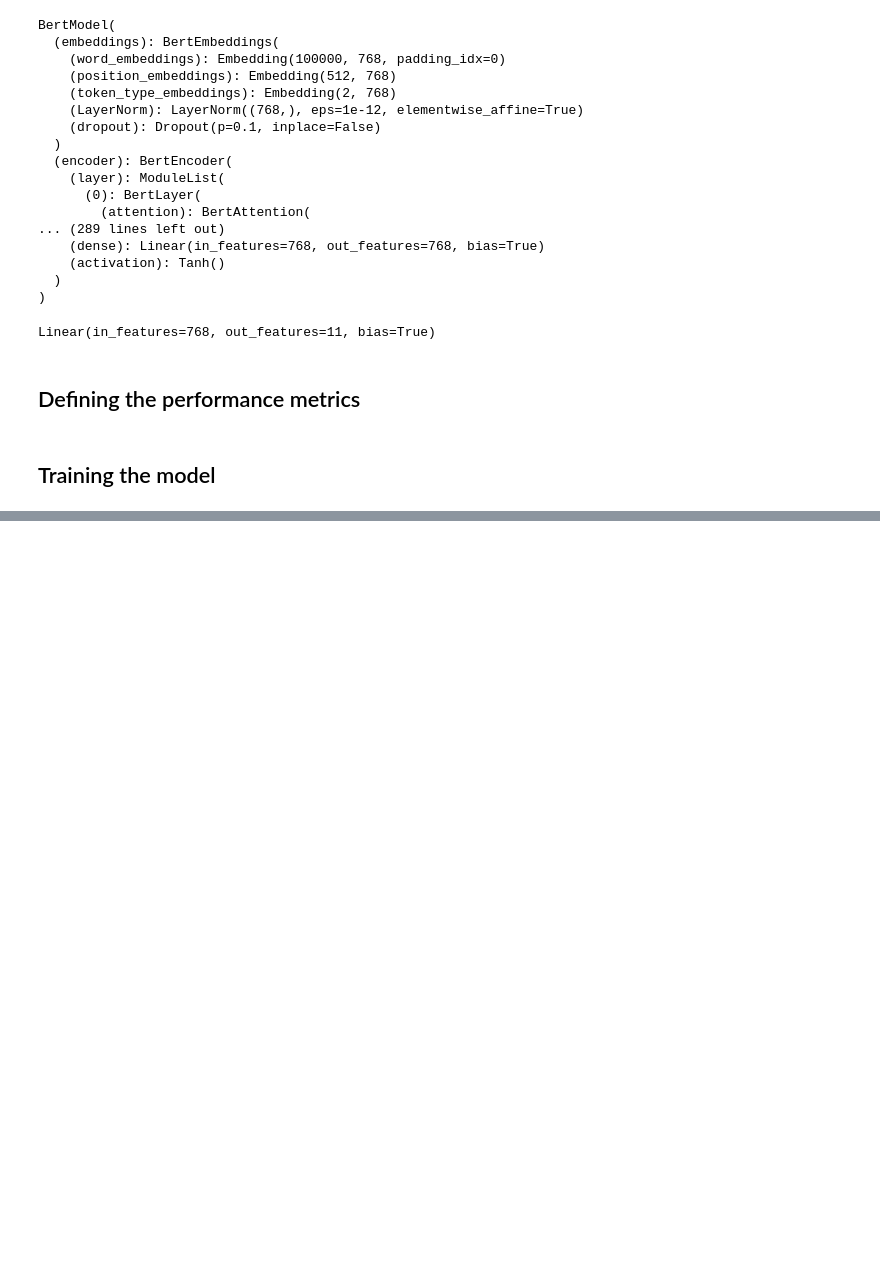
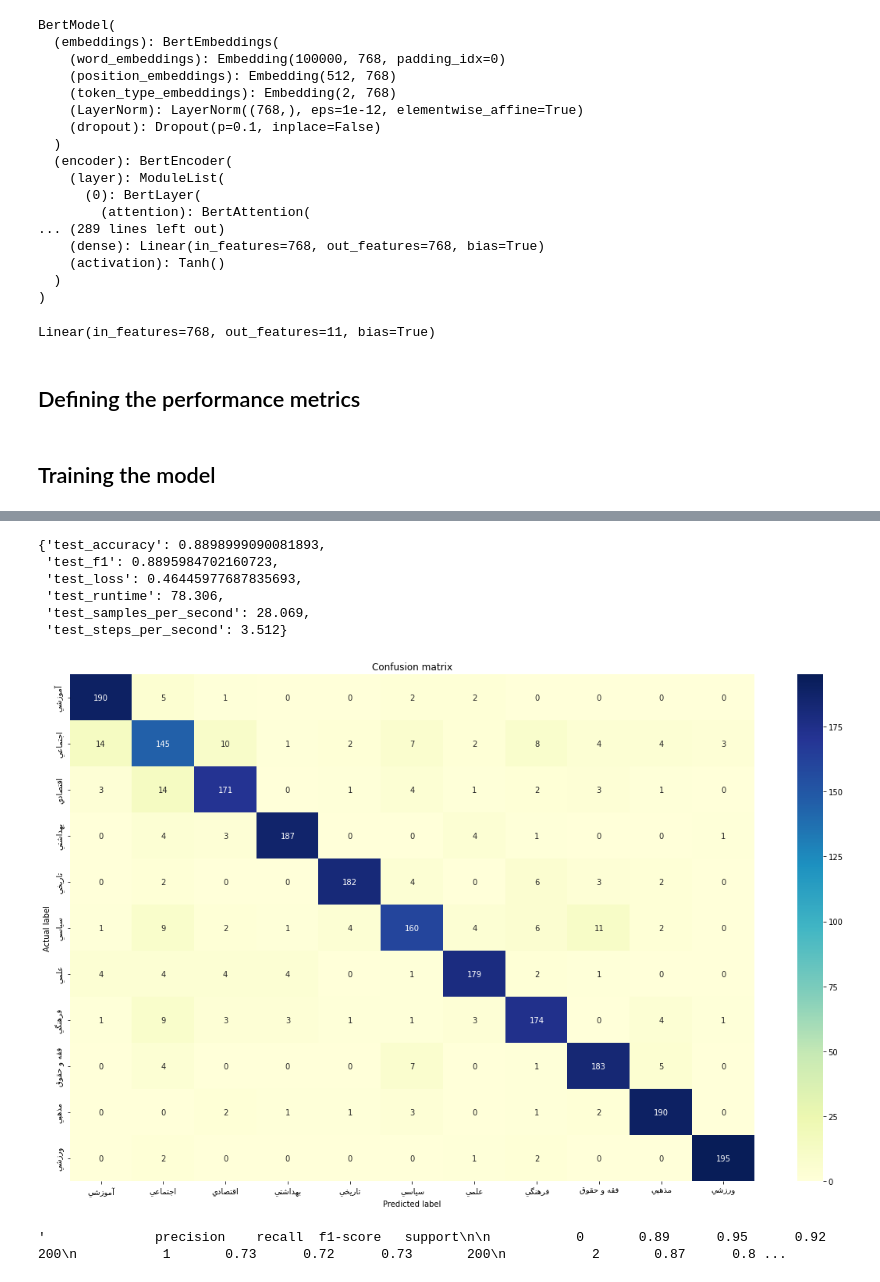
Before and after one commit to ZahraDehghani99/Natural-Language-Processing, a Jupyter notebook: HW5/text_classification_with_transformers.ipynb, the cells around one changed output, grey strips where cells are left out. Cells and saved outputs as stored; diff of their text form; code cells hidden in the pictures; blank space fills up the shorter version.

```diff
--- a/HW5/text_classification_with_transformers.ipynb
+++ b/HW5/text_classification_with_transformers.ipynb
@@ -386,0 +532,2 @@ training_args = TrainingArguments(output_dir=model_name,
+# %%
+preds_output_test = trainer.predict(dataset_encoded["test"])
@@ -386,0 +536,21 @@ training_args = TrainingArguments(output_dir=model_name,
+# %%
+preds_output_test.metrics
+# %% [output]
+{'test_accuracy': 0.8898999090081893,
+ 'test_f1': 0.8895984702160723,
+ 'test_loss': 0.46445977687835693,
+ 'test_runtime': 78.306,
+ 'test_samples_per_second': 28.069,
+ 'test_steps_per_second': 3.512}
+# %%
+y_test = np.array(dataset_encoded["test"]["label"])
+# %%
+y_preds_test = np.argmax(preds_output_test.predictions, axis=1)
+# %%
+confusion_matrix(y_test, y_preds_test)
+# %% [output]
+[figure, added]
+# %%
+classification_report(y_test, y_preds_test)
+# %% [output]
+'              precision    recall  f1-score   support\n\n           0       0.89      0.95      0.92       200\n           1       0.73      0.72      0.73       200\n           2       0.87      0.8 ...
```
Also changed, not shown: parts of 54 cells of this notebook.
